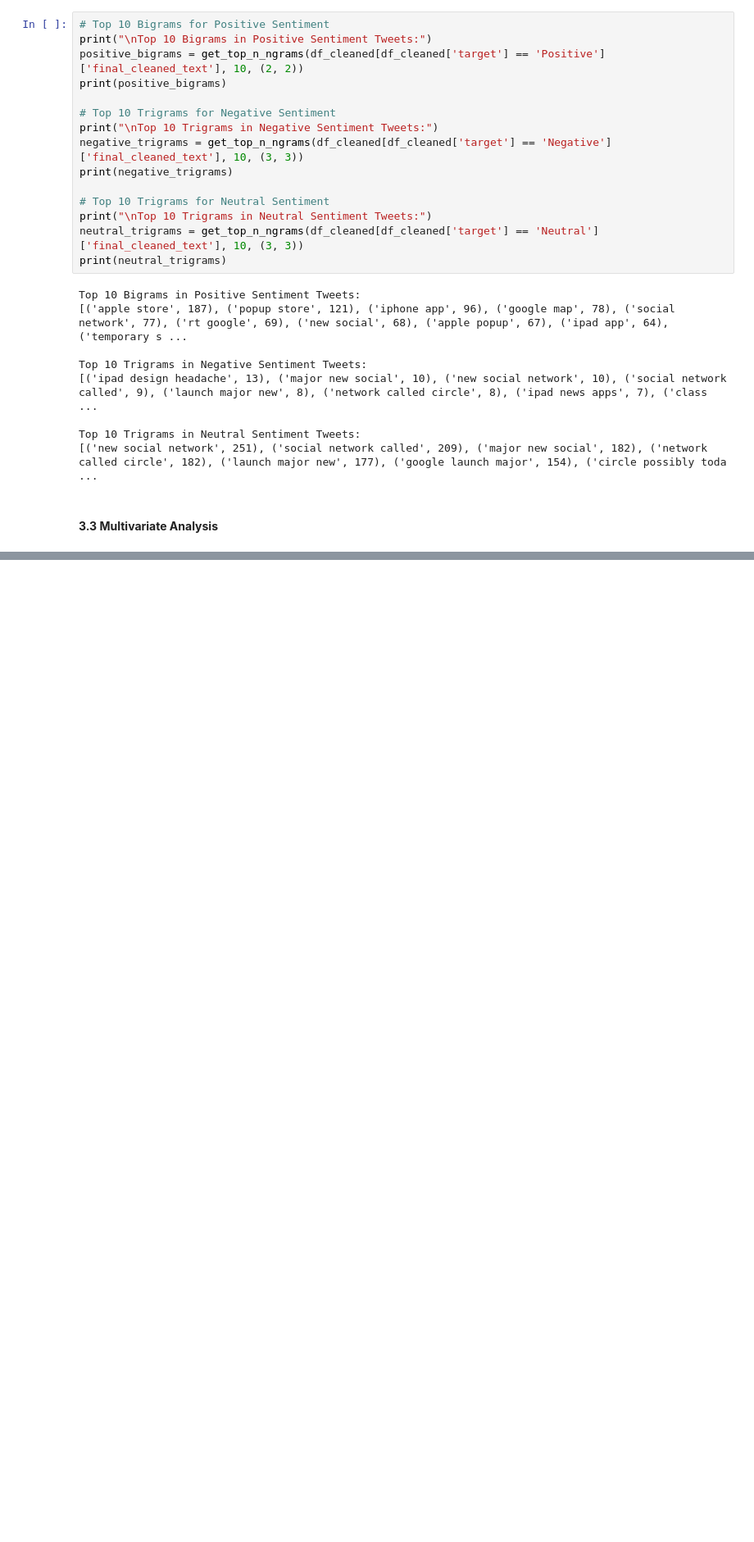
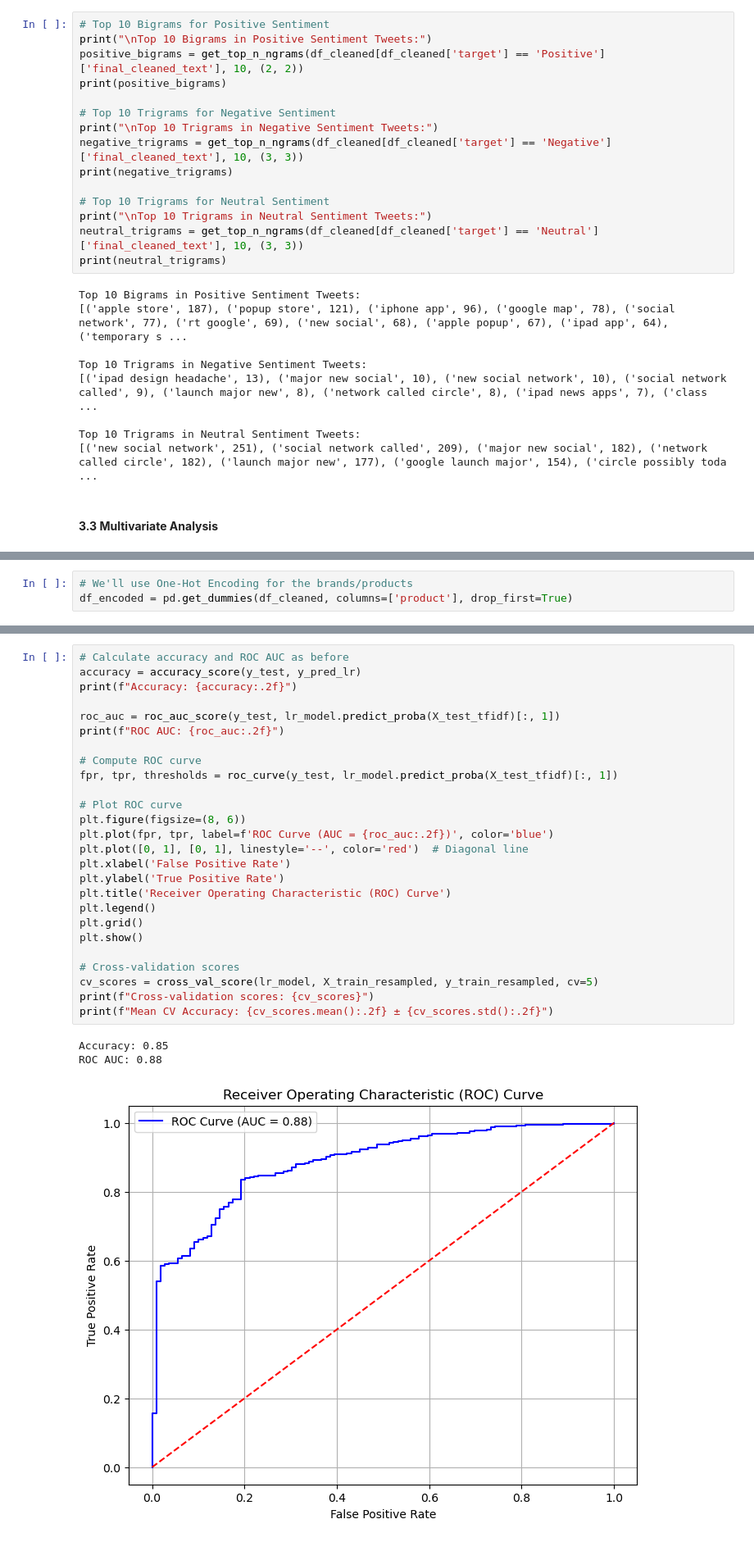
Before and after one commit to George-Chira/twitter-sentiment-analysis, a Jupyter notebook: notebooks/Maya.ipynb, the cells around one changed output, grey strips where cells are left out. Shown at 82% size. Cells and saved outputs as stored; diff of their text form; blank space fills up the shorter version.

```diff
--- a/notebooks/Maya.ipynb
+++ b/notebooks/Maya.ipynb
@@ -677,0 +668,3 @@ plt.show()
+# %%
+# We'll use One-Hot Encoding for the brands/products
+df_encoded = pd.get_dummies(df_cleaned, columns=['product'], drop_first=True)
@@ -677,0 +791,30 @@ plt.show()
+# %%
+# Calculate accuracy and ROC AUC as before
+accuracy = accuracy_score(y_test, y_pred_lr)
+print(f"Accuracy: {accuracy:.2f}")
+
+roc_auc = roc_auc_score(y_test, lr_model.predict_proba(X_test_tfidf)[:, 1])
+print(f"ROC AUC: {roc_auc:.2f}")
+
+# Compute ROC curve
+fpr, tpr, thresholds = roc_curve(y_test, lr_model.predict_proba(X_test_tfidf)[:, 1])
+
+# Plot ROC curve
+plt.figure(figsize=(8, 6))
+plt.plot(fpr, tpr, label=f'ROC Curve (AUC = {roc_auc:.2f})', color='blue')
+plt.plot([0, 1], [0, 1], linestyle='--', color='red')  # Diagonal line
+plt.xlabel('False Positive Rate')
+plt.ylabel('True Positive Rate')
+plt.title('Receiver Operating Characteristic (ROC) Curve')
+plt.legend()
+plt.grid()
+plt.show()
+
+# Cross-validation scores
+cv_scores = cross_val_score(lr_model, X_train_resampled, y_train_resampled, cv=5)
+print(f"Cross-validation scores: {cv_scores}")
+print(f"Mean CV Accuracy: {cv_scores.mean():.2f} ± {cv_scores.std():.2f}")
+# %% [output]
+Accuracy: 0.85
+ROC AUC: 0.88
+[figure, added]
```
Also changed, not shown: parts of 29 cells of this notebook.
